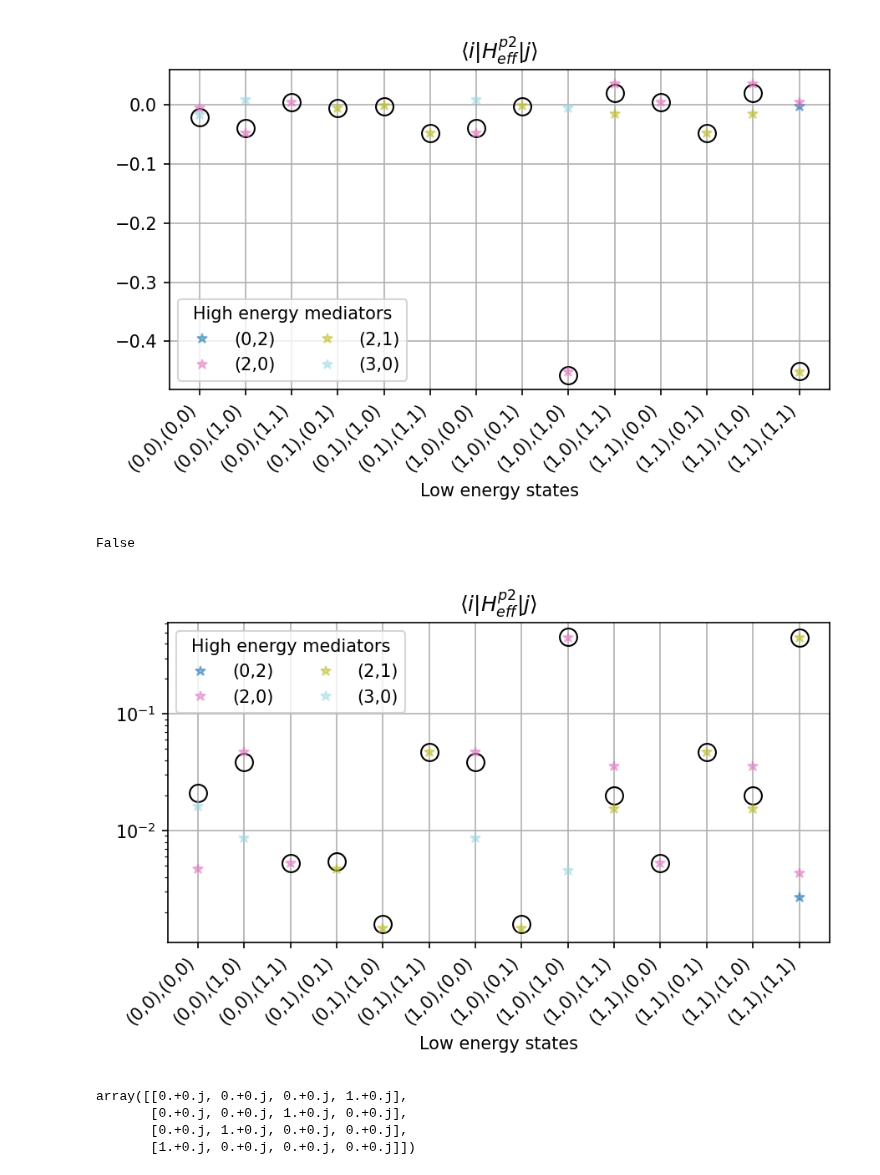
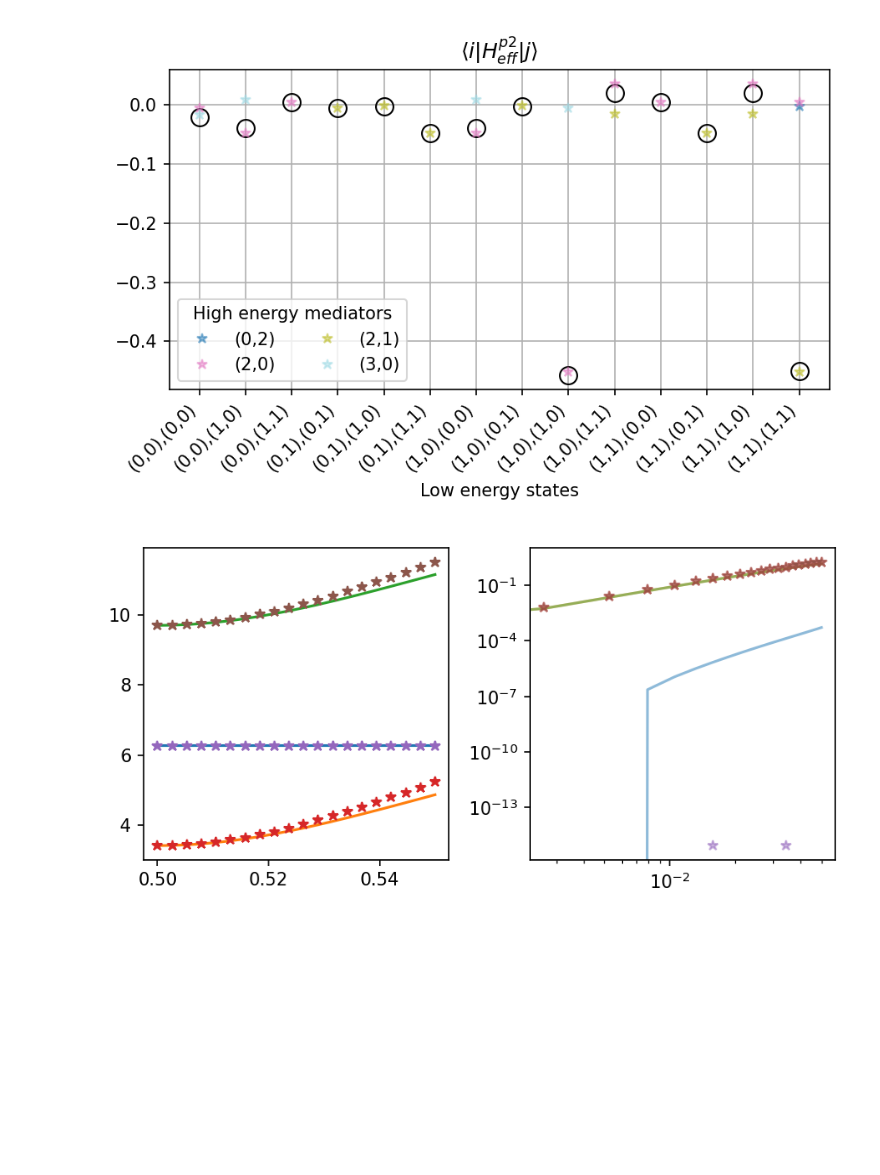
Before and after one commit to GabrielJauma/tunable-capacitive-coupling-flux-qubits, a Jupyter notebook: uni_cell/unit_cell_effective_hamiltonians.ipynb, the cells around one changed output. Cells and saved outputs as stored; diff of their text form; code cells hidden in the pictures; blank space fills up the shorter version.

```diff
--- a/uni_cell/unit_cell_effective_hamiltonians.ipynb
+++ b/uni_cell/unit_cell_effective_hamiltonians.ipynb
@@ -635,8 +584,0 @@ plotted_terms.append((0,2))
-# %%
-(1,0) in plotted_terms
-# %% [output]
-False
-# %%
-sq_ext.plot_second_order_contributions_log(H_eff_decomp,labels_low, labels_high, figsize=[6,4], threshold=1e-3)
-# %% [output]
-[figure, removed]
@@ -645,7 +585,20 @@ sq_ext.plot_second_order_contributions_log(H_eff_decomp,labels_low, labels_high,
-# %%
-np.kron(σ_x,σ_x)
-# %% [output]
-array([[0.+0.j, 0.+0.j, 0.+0.j, 1.+0.j],
-       [0.+0.j, 0.+0.j, 1.+0.j, 0.+0.j],
-       [0.+0.j, 1.+0.j, 0.+0.j, 0.+0.j],
-       [1.+0.j, 0.+0.j, 0.+0.j, 0.+0.j]])
+# %%
+fig, (ax1, ax2)= plt.subplots(ncols=2, figsize = [6,3], dpi=150)
+
+E_vs_φ_ext_grounded = (E_vs_φ_ext[:,1:].T- E_vs_φ_ext[:,0]).T
+# E_full_vs_φ_ext_grounded = (E_full_vs_φ_ext[:,1:].T- E_full_vs_φ_ext[:,0]).T
+E_quantum_optics_vs_φ_ext_grounded = (E_quantum_optics_vs_φ_ext[:,1:].T- E_quantum_optics_vs_φ_ext[:,0]).T
+
+ax1.plot(φ_ext_values    , E_vs_φ_ext_grounded)
+# ax1.plot(φ_ext_values    , E_full_vs_φ_ext_grounded,':')
+ax1.plot(φ_ext_values    , E_quantum_optics_vs_φ_ext_grounded,'*')
+ax2.plot(φ_ext_values-0.5, E_vs_φ_ext_grounded-E_vs_φ_ext_grounded[0,:], alpha=.5)
+# ax2.plot(φ_ext_values-0.5, E_full_vs_φ_ext_grounded-E_full_vs_φ_ext_grounded[0,:],':', alpha=.5)
+ax2.plot(φ_ext_values-0.5, E_quantum_optics_vs_φ_ext_grounded-E_quantum_optics_vs_φ_ext_grounded[0,:],'*', alpha=.5)
+
+
+ax2.set_yscale('log')
+ax2.set_xscale('log')
+fig.tight_layout()
+# %% [output]
+[figure, added]
```
Also changed, not shown: parts of 17 cells of this notebook, 2 other files.
